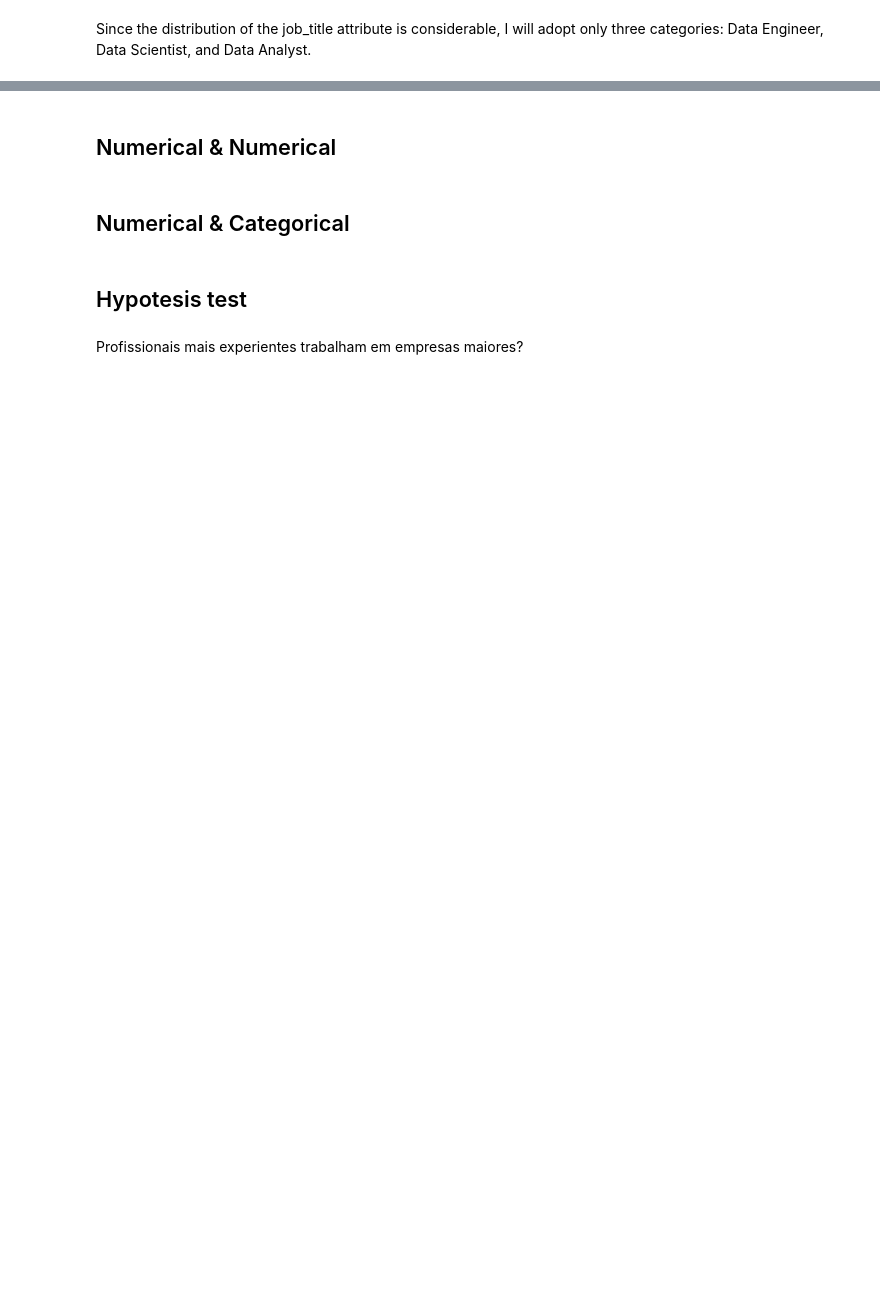
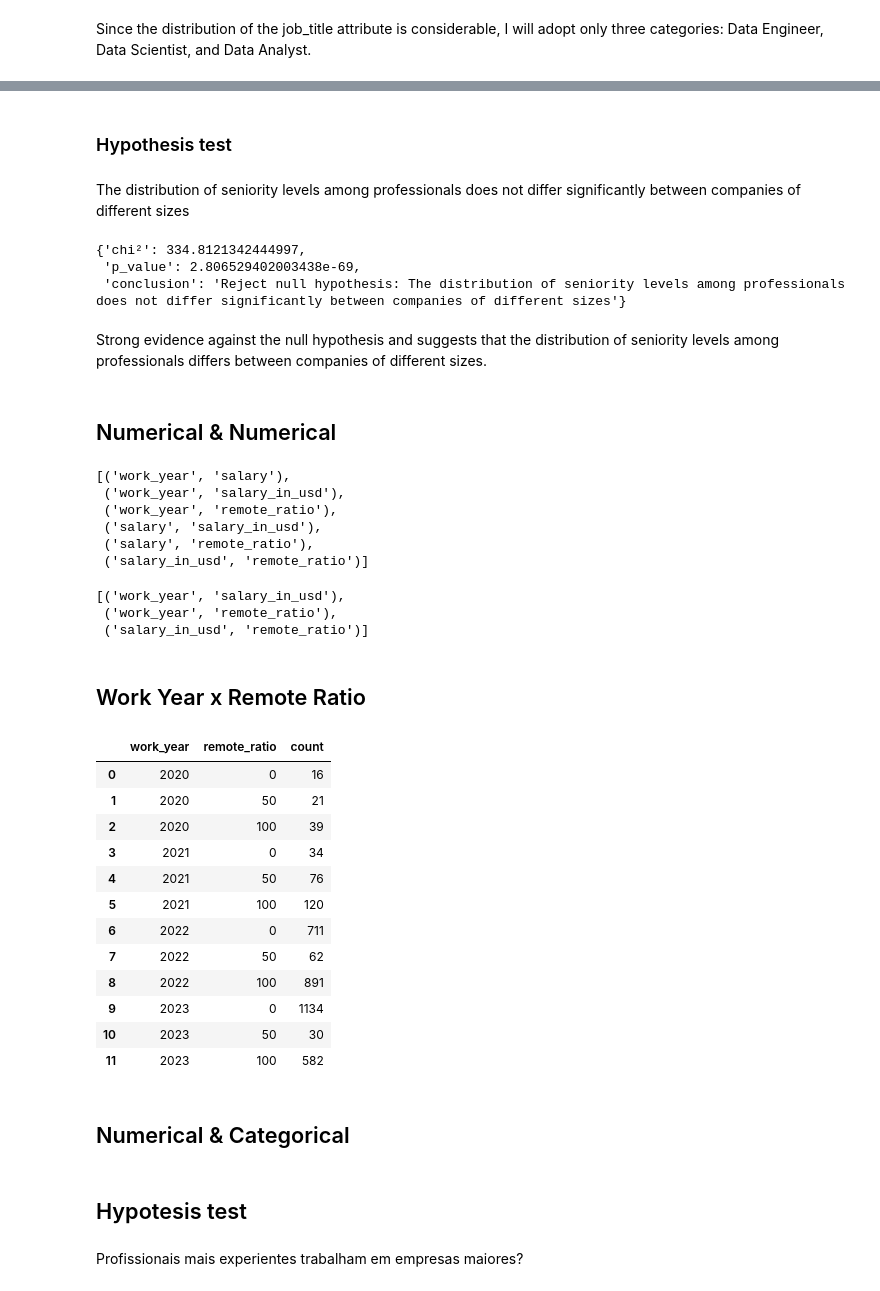
Before and after one commit to viniciusparede/data-science-job-salaries, a Jupyter notebook: notebooks/eda.ipynb, the cells around one changed output, grey strips where cells are left out. Saved outputs shown, nothing was run; the diff lists cells and outputs as text; code cells hidden in the pictures; blank space fills up the shorter version.

```diff
--- a/notebooks/eda.ipynb
+++ b/notebooks/eda.ipynb
@@ -1504,8 +1373,85 @@ layout = go.Layout(
 fig = go.Figure(data=traces, layout=layout)
 
 fig.show()
+# %% [markdown]
+### Hypothesis test
+# %% [markdown]
+The distribution of seniority levels among professionals does not differ significantly between companies of different sizes
+# %%
+hypothesis = HypothesisTest(categorical_df)
+
+hypothesis.chi_square_test(
+    "experience_level",
+    "company_size",
+    h0="The distribution of seniority levels among professionals does not differ significantly between companies of different sizes",
+)
+# %% [output]
+{'chi²': 334.8121342444997,
+ 'p_value': 2.806529402003438e-69,
+ 'conclusion': 'Reject null hypothesis: The distribution of seniority levels among professionals does not differ significantly between companies of different sizes'}
+# %% [markdown]
+Strong evidence against the null hypothesis and suggests that the distribution of seniority levels among professionals differs between companies of different sizes.
 # %% [markdown]
 ## Numerical & Numerical
+# %%
+numerical_columns = numerical_df.columns.values
+
+bivariate_numerical_combinations = list(
+    itertools.combinations(numerical_columns, 2)
+)
+
+bivariate_numerical_combinations
+# %% [output]
+[('work_year', 'salary'),
+ ('work_year', 'salary_in_usd'),
+ ('work_year', 'remote_ratio'),
+ ('salary', 'salary_in_usd'),
+ ('salary', 'remote_ratio'),
+ ('salary_in_usd', 'remote_ratio')]
+# %%
+# List of all categorical columns
+numerical_columns = numerical_df.columns.values
+
+# Remove specific columns
+columns_to_exclude = ["salary"]
+numerical_columns = [
+    col for col in numerical_columns if col not in columns_to_exclude
+]
+
+# Create combinations
+bivariate_numerical_combinations = list(
+    itertools.combinations(numerical_columns, 2)
+)
+
+bivariate_numerical_combinations
+# %% [output]
+[('work_year', 'salary_in_usd'),
+ ('work_year', 'remote_ratio'),
+ ('salary_in_usd', 'remote_ratio')]
+# %% [markdown]
+## Work Year x Remote Ratio
+# %%
+grouped_data = (
+    df.groupby(["work_year", "remote_ratio"])["remote_ratio"]
+    .count()
+    .reset_index(name="count")
+)
+
+grouped_data
+# %% [output]
+|  | work_year | remote_ratio | count |
+| 0 | 2020 | 0 | 16 |
+| 1 | 2020 | 50 | 21 |
+| 2 | 2020 | 100 | 39 |
+| 3 | 2021 | 0 | 34 |
+| 4 | 2021 | 50 | 76 |
+| 5 | 2021 | 100 | 120 |
+| 6 | 2022 | 0 | 711 |
+| 7 | 2022 | 50 | 62 |
+| 8 | 2022 | 100 | 891 |
+| 9 | 2023 | 0 | 1134 |
+| 10 | 2023 | 50 | 30 |
+| 11 | 2023 | 100 | 582 |
 # %% [markdown]
 ## Numerical & Categorical
 # %% [markdown]
```
Also changed, not shown: parts of 77 cells of this notebook.
